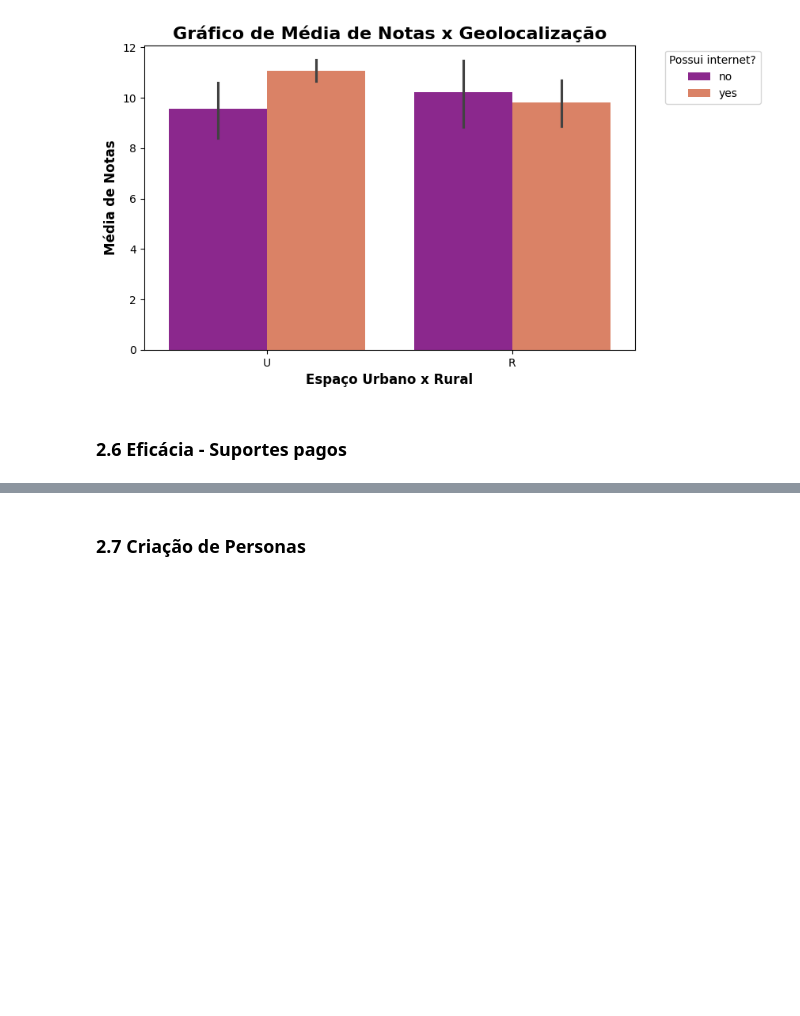
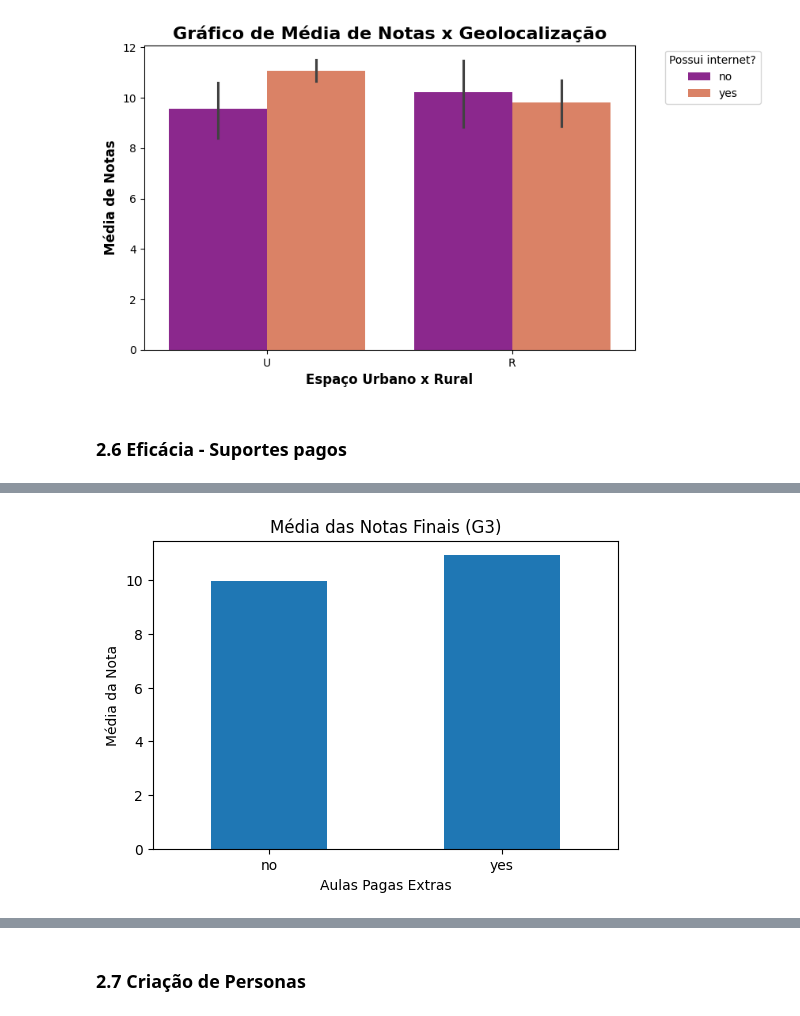
Before and after one commit to felipekenjidev/performance-estudantes, a Jupyter notebook: miniprojetods_performance_estudantes.ipynb, the cells around one changed output, grey strips where cells are left out. Cells and saved outputs as stored; diff of their text form; code cells hidden in the pictures; blank space fills up the shorter version.

Commit message:
Eficácia de Suportes Pagos

```diff
--- a/miniprojetods_performance_estudantes.ipynb
+++ b/miniprojetods_performance_estudantes.ipynb
@@ -1249,0 +1253,96 @@ plt.show()
+# %%
+import pandas as pd
+import matplotlib.pyplot as plt
+import seaborn as sns
+from scipy.stats import ttest_ind
+
+print("="*60)
+print("DISTRIBUIÇÃO DOS ALUNOS")
+print("="*60)
+
+print(df['paid'].value_counts())
+
+print("\n" + "="*60)
+print("ESTATÍSTICAS DAS NOTAS FINAIS (G3)")
+print("="*60)
+
+estatisticas = df.groupby('paid')['G3'].describe()
+print(estatisticas)
+
+print("\n" + "="*60)
+print("MÉDIAS DAS NOTAS")
+print("="*60)
+
+medias = df.groupby('paid')[['G1','G2','G3']].agg(['mean','median','count'])
+print(medias)
+
+grupo_paid = df[df['paid'] == 'yes']['G3']
+grupo_nao_paid = df[df['paid'] == 'no']['G3']
+
+t_stat, p_value = ttest_ind(grupo_paid, grupo_nao_paid)
+
+print("\n" + "="*60)
+print("TESTE T DE STUDENT")
+print("="*60)
+
+print(f"T-statistic = {t_stat:.4f}")
+print(f"P-value = {p_value:.6f}")
+
+if p_value < 0.05:
+    print("\nResultado: Rejeita-se H0")
+    print("Existe diferença estatisticamente significativa entre os grupos.")
+else:
+    print("\nResultado: Não se rejeita H0")
+    print("Não há evidências suficientes de diferença significativa.")
+
+plt.figure(figsize=(6,4))
+df.groupby('paid')['G3'].mean().plot(kind='bar')
+
+plt.title('Média das Notas Finais (G3)')
+plt.xlabel('Aulas Pagas Extras')
+plt.ylabel('Média da Nota')
+plt.xticks(rotation=0)
+
+plt.show()
+
+plt.figure(figsize=(7,5))
+sns.boxplot(data=df, x='paid', y='G3')
+
+plt.title('Distribuição das Notas Finais (G3)')
+plt.xlabel('Aulas Pagas Extras')
+plt.ylabel('Nota Final')
+
+plt.show()
+
+plt.figure(figsize=(8,5))
+sns.histplot(data=df, x='G3', hue='paid', kde=True, bins=10)
+
+plt.title('Distribuição das Notas Finais por Grupo')
+plt.xlabel('Nota Final (G3)')
+plt.ylabel('Frequência')
+
+plt.show()
+
+media_no = df[df['paid']=='no']['G3'].mean()
+media_yes = df[df['paid']=='yes']['G3'].mean()
+
+print("CONCLUSÃO")
+
+print(
+    f"Alunos com suporte pago obtiveram média de {media_yes:.2f} pontos, "
+    f"enquanto alunos sem suporte pago obtiveram média de {media_no:.2f} pontos."
+)
+
+print(
+    f"A diferença observada foi de {media_yes - media_no:.2f} ponto(s)."
+)
+
+if p_value < 0.05:
+    print(
+        f"O p-value ({p_value:.4f}) indica que a diferença é estatisticamente significativa."
+    )
+else:
+    print(
+        f"O p-value ({p_value:.4f}) indica que a diferença não é estatisticamente significativa."
+    )
+# %% [output]
@@ -1249,0 +1366 @@ plt.show()
+[figure, added]
```
Also changed, not shown: parts of 3 cells of this notebook.
